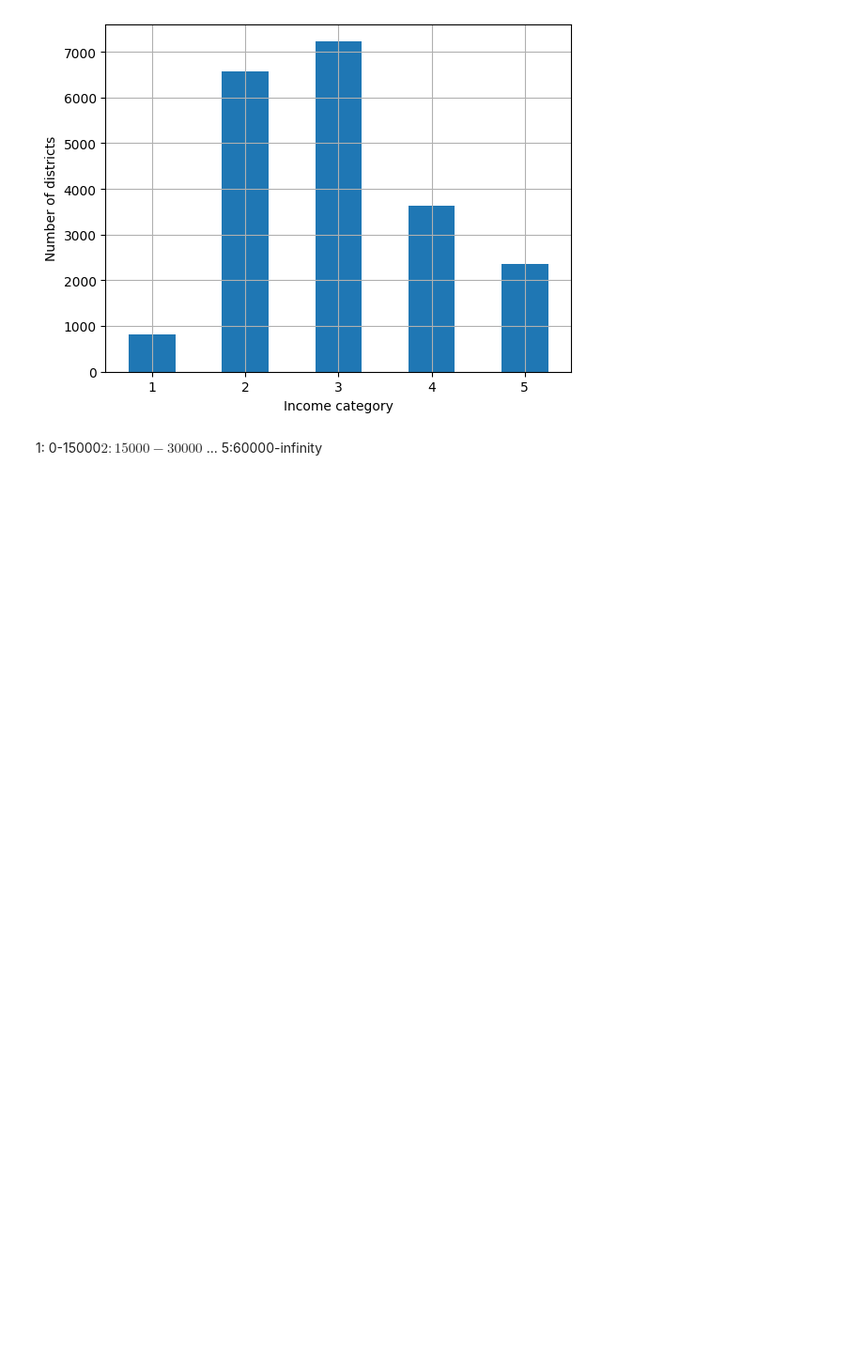
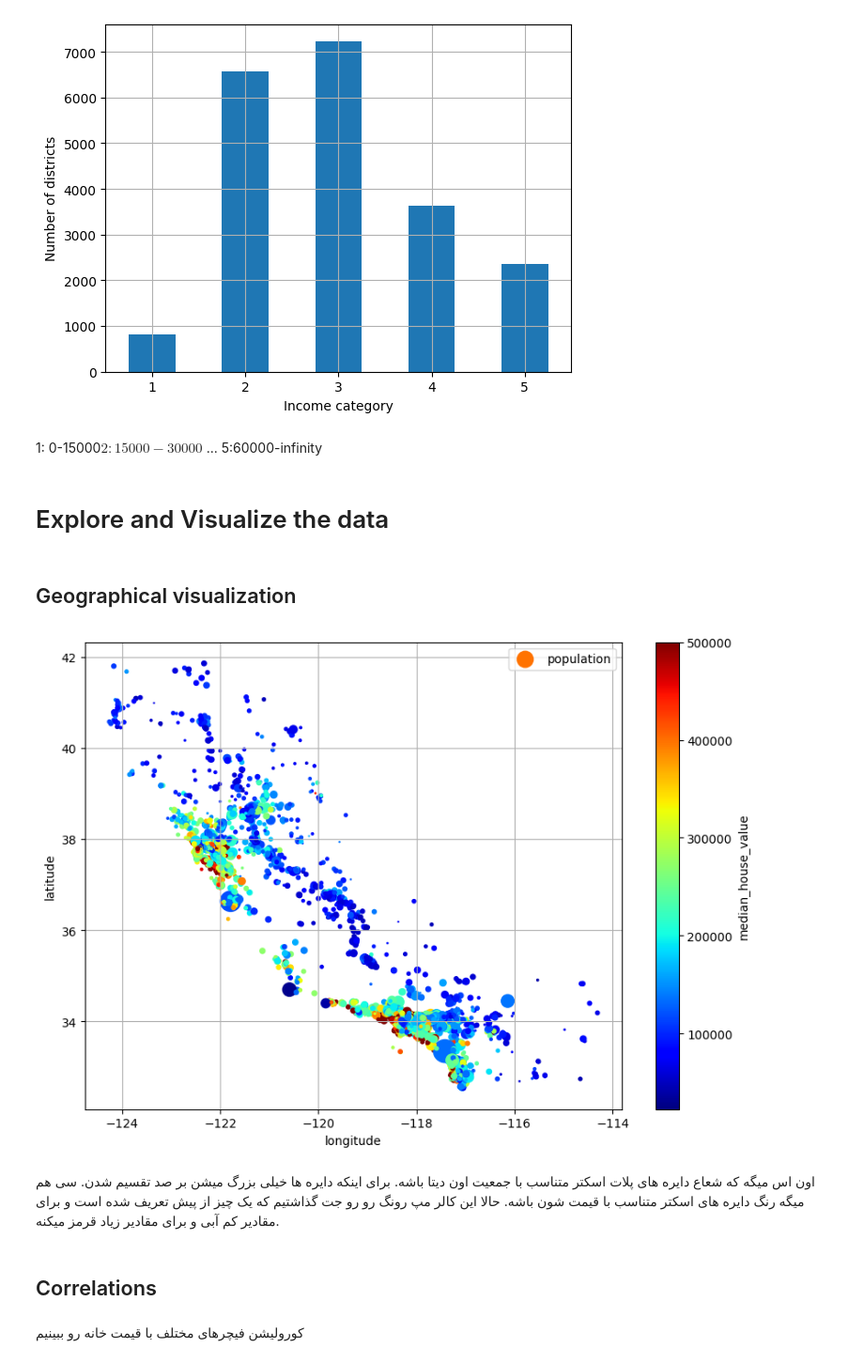
Before and after one commit to Hossein97Py/Handson-ML, a Jupyter notebook: Notebook #1.ipynb, the cells around one changed output. Shown: that part at 94% size. Saved outputs shown, nothing was run; the diff lists cells and outputs as text; code cells hidden in the pictures; blank space fills up the shorter version.

```diff
--- a/Notebook #1.ipynb
+++ b/Notebook #1.ipynb
@@ -132,3 +132,28 @@ plt.show()
 [figure]
 # %% [markdown]
 1: 0-15000$ 2:15000-30000$ ... 5:60000-infinity
+# %%
+from sklearn.model_selection import train_test_split
+start_train_test, start_test_set = train_test_split(
+    housing, test_size=0.2, stratify=housing['income_cat'], random_state=42)
+# %% [markdown]
+# Explore and Visualize the data
+# %%
+# Since you’re going to experiment with various transformations of the full training set, you should make a copy of the original so you can revert to it afterwards:
+housing = start_test_set.copy()
+# %% [markdown]
+## Geographical visualization
+# %%
+housing.plot(kind="scatter", x="longitude", y="latitude", grid=True,
+    s=housing["population"] / 100 , label="population",
+    c="median_house_value", cmap="jet", colorbar=True,
+    legend=True, sharex=False, figsize=(10, 7))
+plt.show()
+# %% [output]
+[figure, added]
+# %% [markdown]
+اون اس میگه که شعاع دایره های پلات اسکتر متناسب با جمعیت اون دیتا باشه. برای اینکه دایره ها خیلی بزرگ میشن بر صد تقسیم شدن. سی هم میگه رنگ دایره های اسکتر متناسب با قیمت شون باشه. حالا این کالر مپ رونگ رو رو جت گذاشتیم که یک چیز از پیش تعریف شده است و برای مقادیر کم آبی و برای مقادیر زیاد قرمز میکنه.
+# %% [markdown]
+## Correlations
+# %% [markdown]
+کورولیشن فیچرهای مختلف با قیمت خانه رو ببینیم
```
Also changed, not shown: parts of 10 cells of this notebook.
